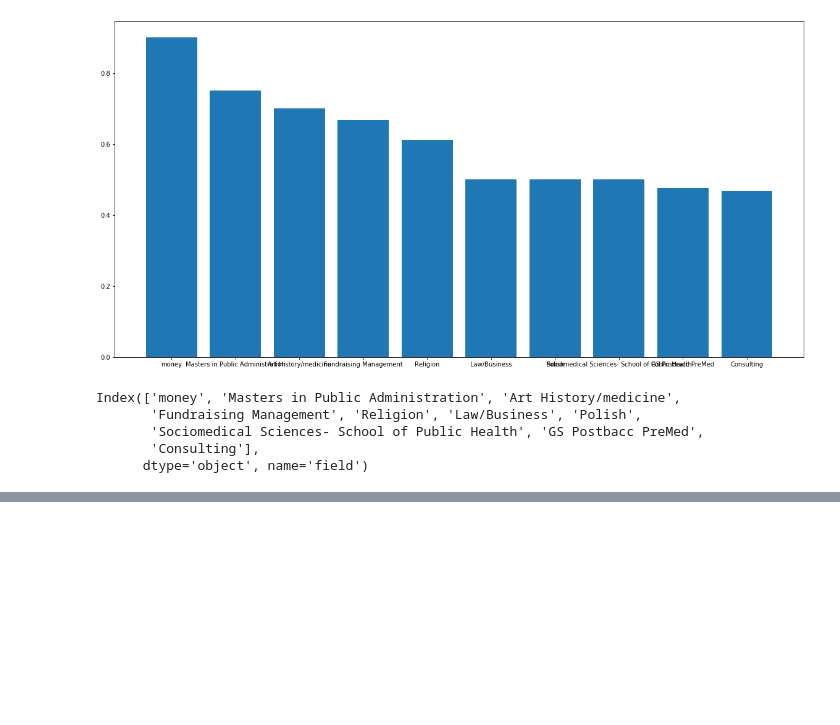
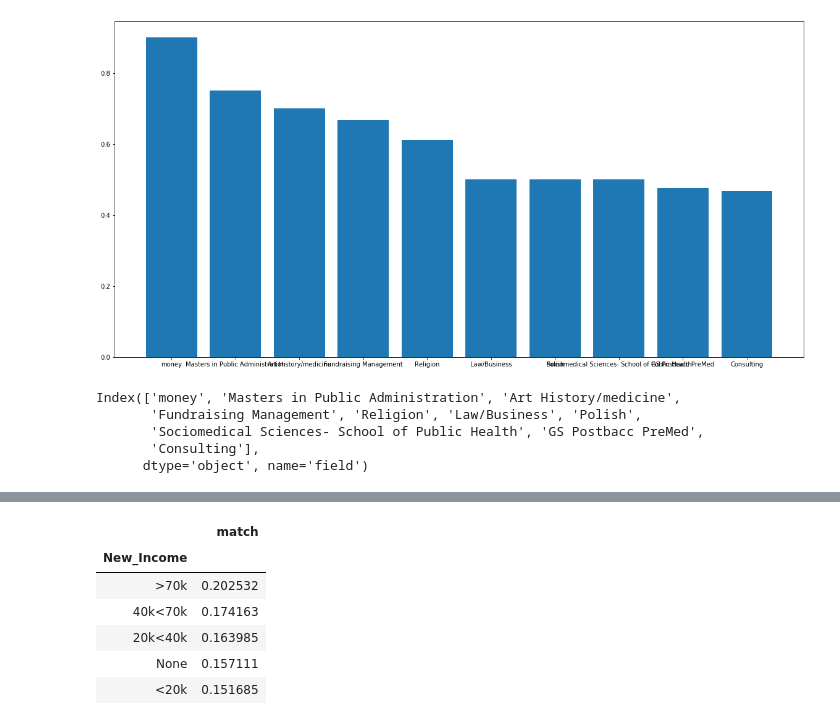
Before and after one commit to djockos/FullStack_S2_Projet_SpeedDating, a Jupyter notebook: FullStack_S2_Projet.ipynb, the cells around one changed output, grey strips where cells are left out. Drawn from its saved outputs; the diff is of its cells as text; code cells hidden in the pictures; blank space fills up the shorter version.

```diff
--- a/FullStack_S2_Projet.ipynb
+++ b/FullStack_S2_Projet.ipynb
@@ -111,0 +153,10 @@ Name: income, Length: 8378, dtype: object
+# %%
+ds_income_pourcent.sort_values(by="match",ascending=False)
+# %% [output]
+|  | match |
+| New_Income |  |
+| >70k | 0.202532 |
+| 40k<70k | 0.174163 |
+| 20k<40k | 0.163985 |
+| None | 0.157111 |
+| <20k | 0.151685 |
```
Also changed, not shown: parts of 11 cells of this notebook.
